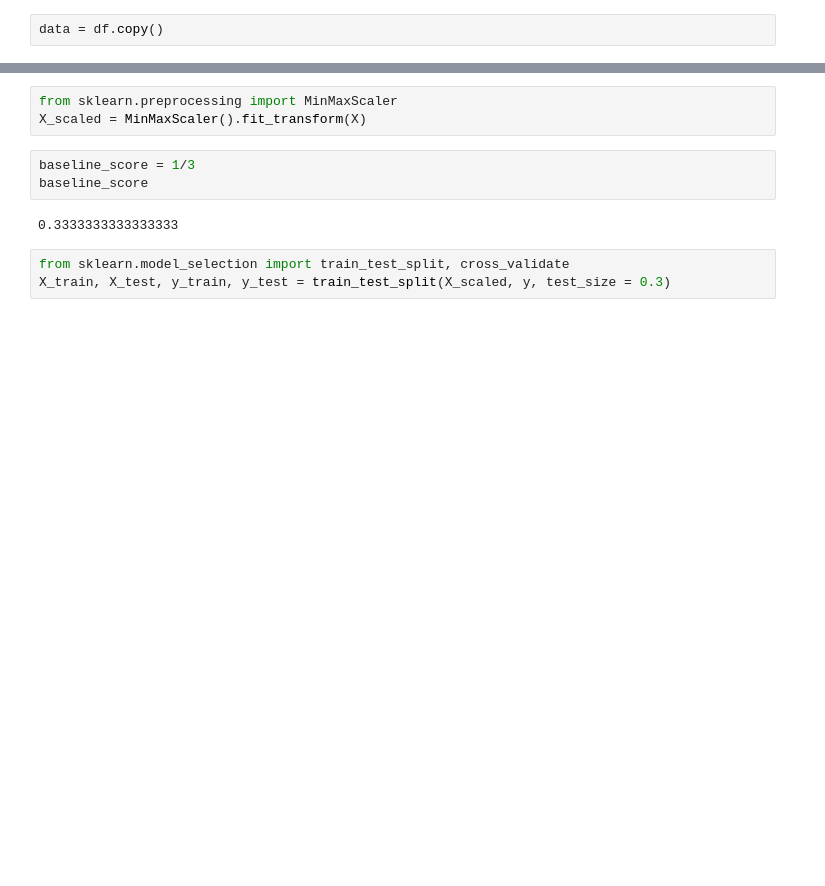
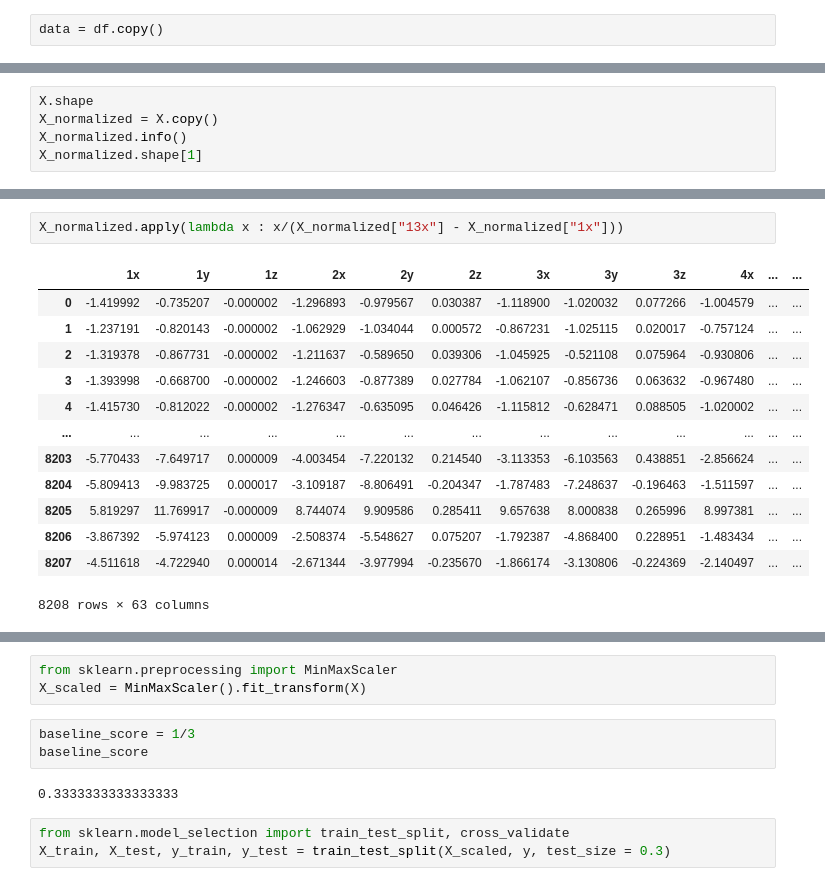
Before and after one commit to ElainePentium/python-chifoumy, a Jupyter notebook: david_model_knn.ipynb, the cells around one changed output, grey strips where cells are left out. Cells and saved outputs as stored; diff of their text form; blank space fills up the shorter version.

```diff
--- a/david_model_knn.ipynb
+++ b/david_model_knn.ipynb
@@ -35 +35,6 @@ X = data.drop('target', axis = 1)
 y = data['target']
+# %%
+X.shape
+X_normalized = X.copy()
+X_normalized.info()
+X_normalized.shape[1]
@@ -35,0 +75,16 @@ y = data['target']
+# %%
+X_normalized.apply(lambda x : x/(X_normalized["13x"] - X_normalized["1x"]))
+# %% [output]
+|  | 1x | 1y | 1z | 2x | 2y | 2z | 3x | 3y | 3z | 4x | ... | ... |
+| 0 | -1.419992 | -0.735207 | -0.000002 | -1.296893 | -0.979567 | 0.030387 | -1.118900 | -1.020032 | 0.077266 | -1.004579 | ... | ... |
+| 1 | -1.237191 | -0.820143 | -0.000002 | -1.062929 | -1.034044 | 0.000572 | -0.867231 | -1.025115 | 0.020017 | -0.757124 | ... | ... |
+| 2 | -1.319378 | -0.867731 | -0.000002 | -1.211637 | -0.589650 | 0.039306 | -1.045925 | -0.521108 | 0.075964 | -0.930806 | ... | ... |
+| 3 | -1.393998 | -0.668700 | -0.000002 | -1.246603 | -0.877389 | 0.027784 | -1.062107 | -0.856736 | 0.063632 | -0.967480 | ... | ... |
+| 4 | -1.415730 | -0.812022 | -0.000002 | -1.276347 | -0.635095 | 0.046426 | -1.115812 | -0.628471 | 0.088505 | -1.020002 | ... | ... |
+| ... | ... | ... | ... | ... | ... | ... | ... | ... | ... | ... | ... | ... |
+| 8203 | -5.770433 | -7.649717 | 0.000009 | -4.003454 | -7.220132 | 0.214540 | -3.113353 | -6.103563 | 0.438851 | -2.856624 | ... | ... |
+| 8204 | -5.809413 | -9.983725 | 0.000017 | -3.109187 | -8.806491 | -0.204347 | -1.787483 | -7.248637 | -0.196463 | -1.511597 | ... | ... |
+| 8205 | 5.819297 | 11.769917 | -0.000009 | 8.744074 | 9.909586 | 0.285411 | 9.657638 | 8.000838 | 0.265996 | 8.997381 | ... | ... |
+| 8206 | -3.867392 | -5.974123 | 0.000009 | -2.508374 | -5.548627 | 0.075207 | -1.792387 | -4.868400 | 0.228951 | -1.483434 | ... | ... |
+| 8207 | -4.511618 | -4.722940 | 0.000014 | -2.671344 | -3.977994 | -0.235670 | -1.866174 | -3.130806 | -0.224369 | -2.140497 | ... | ... |
+8208 rows × 63 columns
```
Also changed, not shown: parts of 18 cells of this notebook, 4 other files.
